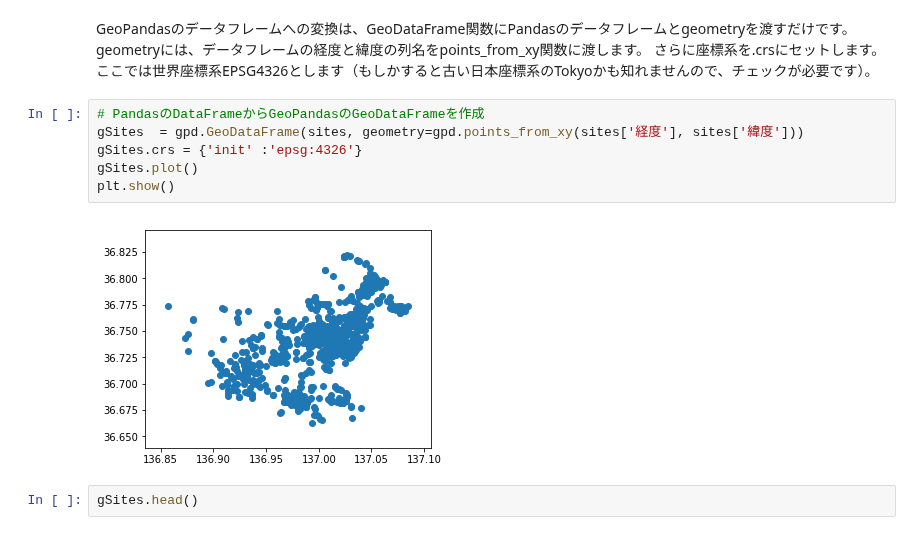
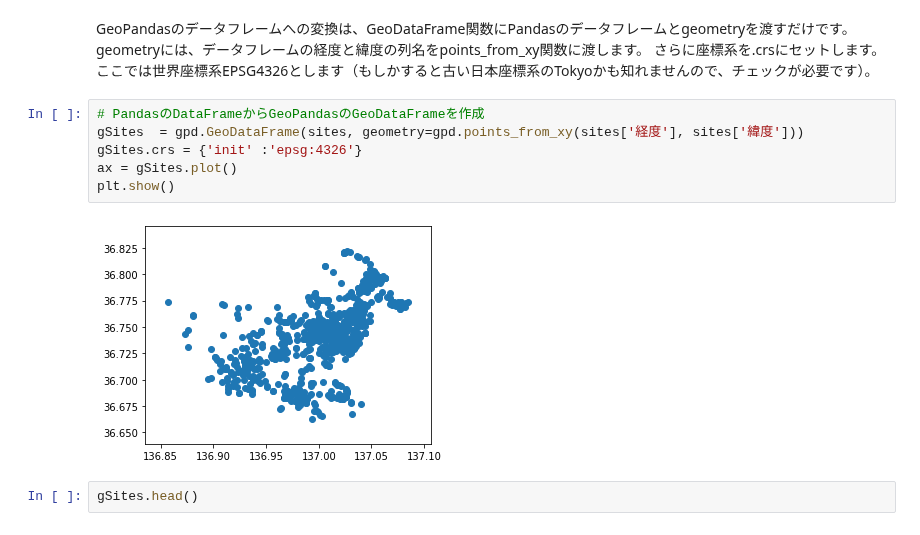
Before and after one commit to take-pwave/notebook, a Jupyter notebook: GoogleColab/GeoDataVisualize.ipynb, the cells around one changed output. Cells and saved outputs as stored; diff of their text form.

```diff
--- a/GoogleColab/GeoDataVisualize.ipynb
+++ b/GoogleColab/GeoDataVisualize.ipynb
@@ -308,11 +293,11 @@ GeoPandasのデータフレームへの変換は、GeoDataFrame関数にPandas
 # %%
 # PandasのDataFrameからGeoPandasのGeoDataFrameを作成
 gSites  = gpd.GeoDataFrame(sites, geometry=gpd.points_from_xy(sites['経度'], sites['緯度']))
 gSites.crs = {'init' :'epsg:4326'}
-gSites.plot()
+ax = gSites.plot()
 plt.show()
 # %% [output]
-[figure, old version]
+[figure, new version]
 # %%
 gSites.head()
 # %% [output]
```
Also changed, not shown: parts of 14 cells of this notebook.
